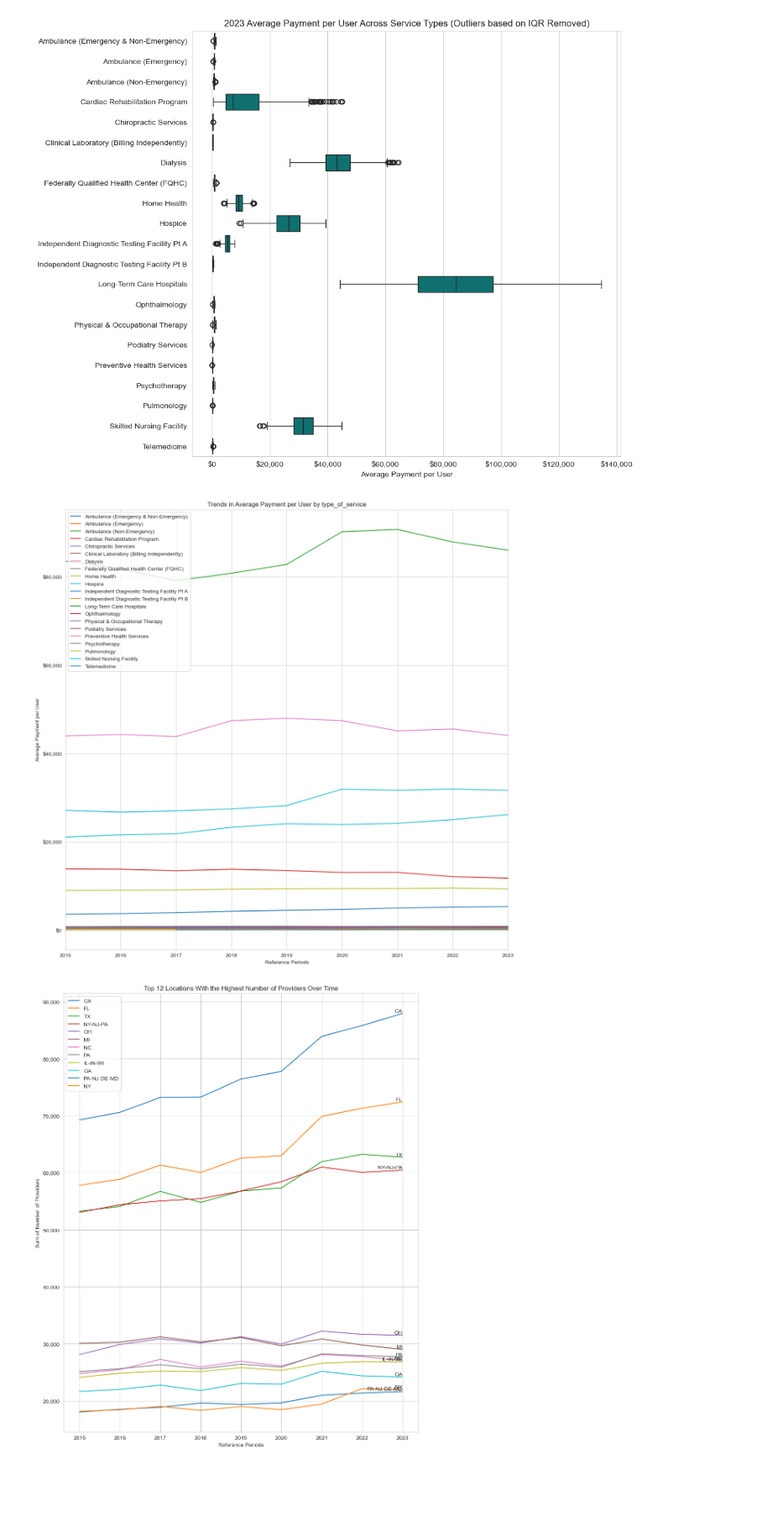
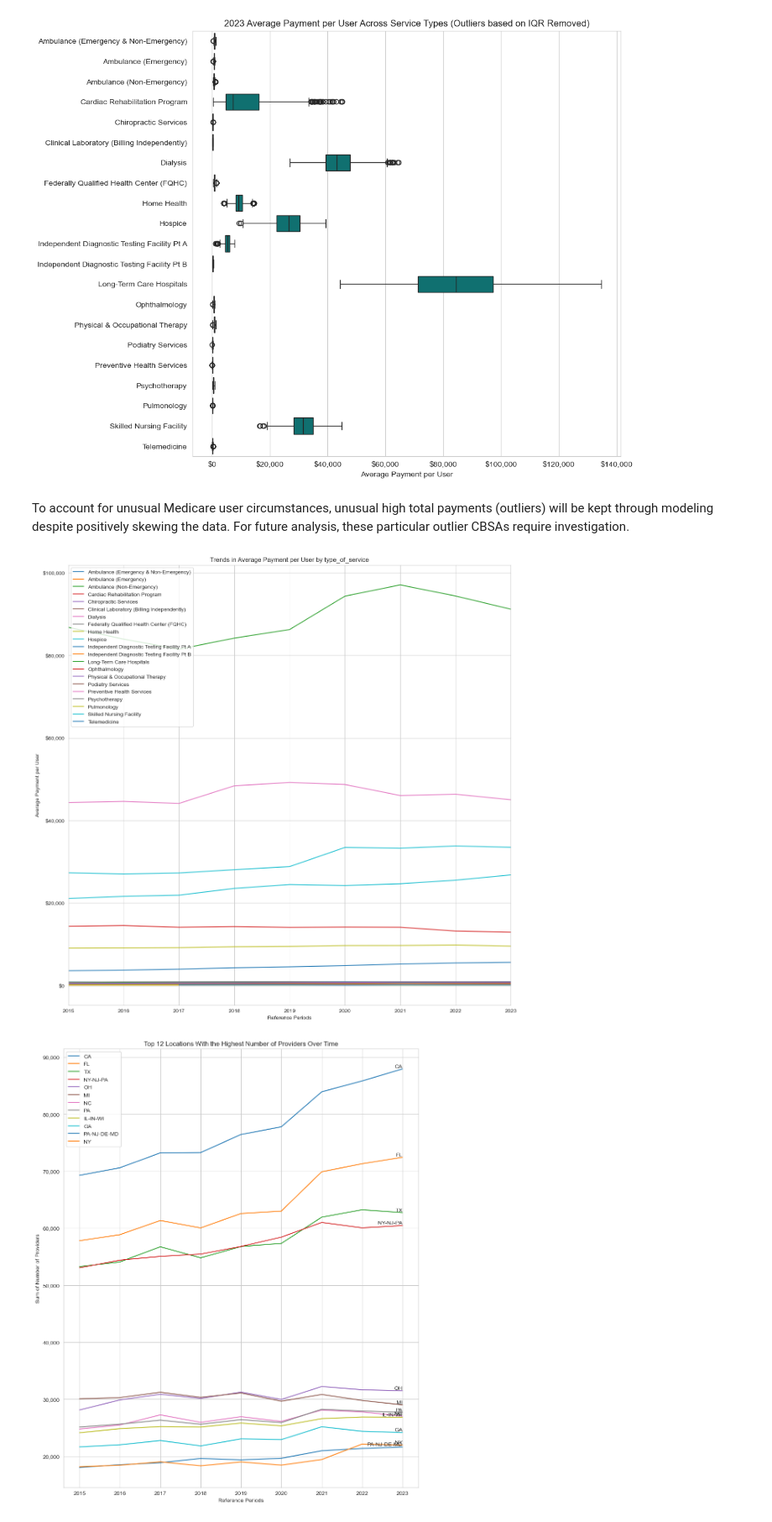
Before and after one commit to renaqd/team7-ADS502, a Jupyter notebook: team7-Final.ipynb, the cells around one changed output. Shown at 84% size. Saved outputs shown, nothing was run; the diff lists cells and outputs as text; code cells hidden in the pictures; blank space fills up the shorter version.

```diff
--- a/team7-Final.ipynb
+++ b/team7-Final.ipynb
@@ -520,7 +521,7 @@ cbsa['total_payment_adjusted'] = cbsa['total_payment']*cbsa['cost_of_health_inde
 **Normalize `total_payment_adjusted` by health service utilization**
 # %%
 # create column for normalized total payment
-cbsa['total_payment_adj_z'] = cbsa['total_payment_adjusted']/cbsa['number_of_users']
+cbsa['target_payment'] = cbsa['total_payment_adjusted']/cbsa['number_of_users']
 # %%
 # statistics
 cbsa.describe()
@@ -536,7 +537,7 @@ cbsa.describe()
 | std | NaN | NaN | 1.176749e+05 | 278.113821 | 136.809881 | ... |
 # %%
 # define handled target column
-target_col = 'total_payment_adj_z'
+target_col = 'target_payment'
 # %% [markdown]
 #### **6. Identify and Examine Outliers**
 # %% [markdown]
@@ -576,7 +560,7 @@ print(len(cbsa)-len(cbsa_outliers_removed), "outliers removed from CBSA")
 5715 outliers removed from CBSA
 # %%
 # replace original cbsa with outliers removed
-cbsa = cbsa_outliers_removed
+cbsav2 = cbsa_outliers_removed
 # %% [markdown]
 ## Data Visualization
 
@@ -620,0 +605,26 @@ plt.show()
+# %%
+def plot_normalized_service_payment(service_payment, title, color, ax):
+    total_payments = service_payment['total_payment'].sum()
+    normalized_payments = service_payment['total_payment'] / total_payments
+    ax.yaxis.grid(False)
+    ax.xaxis.grid(True)
+    ax.barh(service_payment['type_of_service'], normalized_payments, color=color, edgecolor='black')
+    ax.set_title(title)
+    ax.set_xlabel("Normalized Total Payments")
+
+fig, axs = plt.subplots(1, 2, figsize=(15, 15))
+
+# Format x-axis for readability
+def format_dollars(x, pos):
+    return '${:,.0f}B'.format(x / 1e9)
+
+plt.gca().xaxis.set_major_formatter(ticker.FuncFormatter(format_dollars))
+
+service_payment_2015 = filter_and_group_by_year(cbsa, 2015)
+plot_normalized_service_payment(service_payment_2015, "Normalized Total Payment for All Health Services (2015)", '#3274a1', axs[0])
+
+service_payment_2023 = filter_and_group_by_year(cbsa, 2023)
+plot_normalized_service_payment(service_payment_2023, "Normalized Total Payment for All Health Services (2023)", 'teal', axs[1])
+
+plt.tight_layout()
+plt.show()
@@ -669,39 +681,41 @@ plt.gca().xaxis.set_major_formatter(ticker.FuncFormatter(format_dollars))
 plt.show()
 # %% [output]
 [figure]
+# %% [markdown]
+To account for unusual Medicare user circumstances, unusual high total payments (outliers) will be kept through modeling despite positively skewing the data. For future analysis, these particular outlier CBSAs require investigation.
 # %%
 # groupby type_of_service and start_date
 # calculate the mean of target for each group
 trend1 = cbsa.groupby(['type_of_service', 'start_date']).agg({target_col: 'mean'})
 
 # isolate unique services
 type_of_service_trends = cbsa['type_of_service'].unique()
 
 # size
 plt.figure(figsize=(15, 15))
 
 # line plot each type_of_service
 for type_of_service in type_of_service_trends:
     type_of_service_data = trend1.loc[type_of_service]
-    type_of_service_data['total_payment_adj_z'].plot(label=type_of_service)
+    type_of_service_data['target_payment'].plot(label=type_of_service)
 
 # labels
 plt.xlabel('Reference Periods')
 plt.ylabel('Average Payment per User')
 plt.title('Trends in Average Payment per User by type_of_service')
 
 # legend
 plt.legend(loc='upper left')
 
 # format y-axis for readability
 def format_dollars(y, pos):
     return '${:,.0f}'.format(y)
 
 plt.gca().yaxis.set_major_formatter(ticker.FuncFormatter(format_dollars))
 
 plt.show()
 # %% [output]
-[figure, old version]
+[figure, new version]
 # %%
 # groupby state and start date
 # calculate the sum of 'number_of_providers' for each group
```
Also changed, not shown: parts of 88 cells of this notebook.
